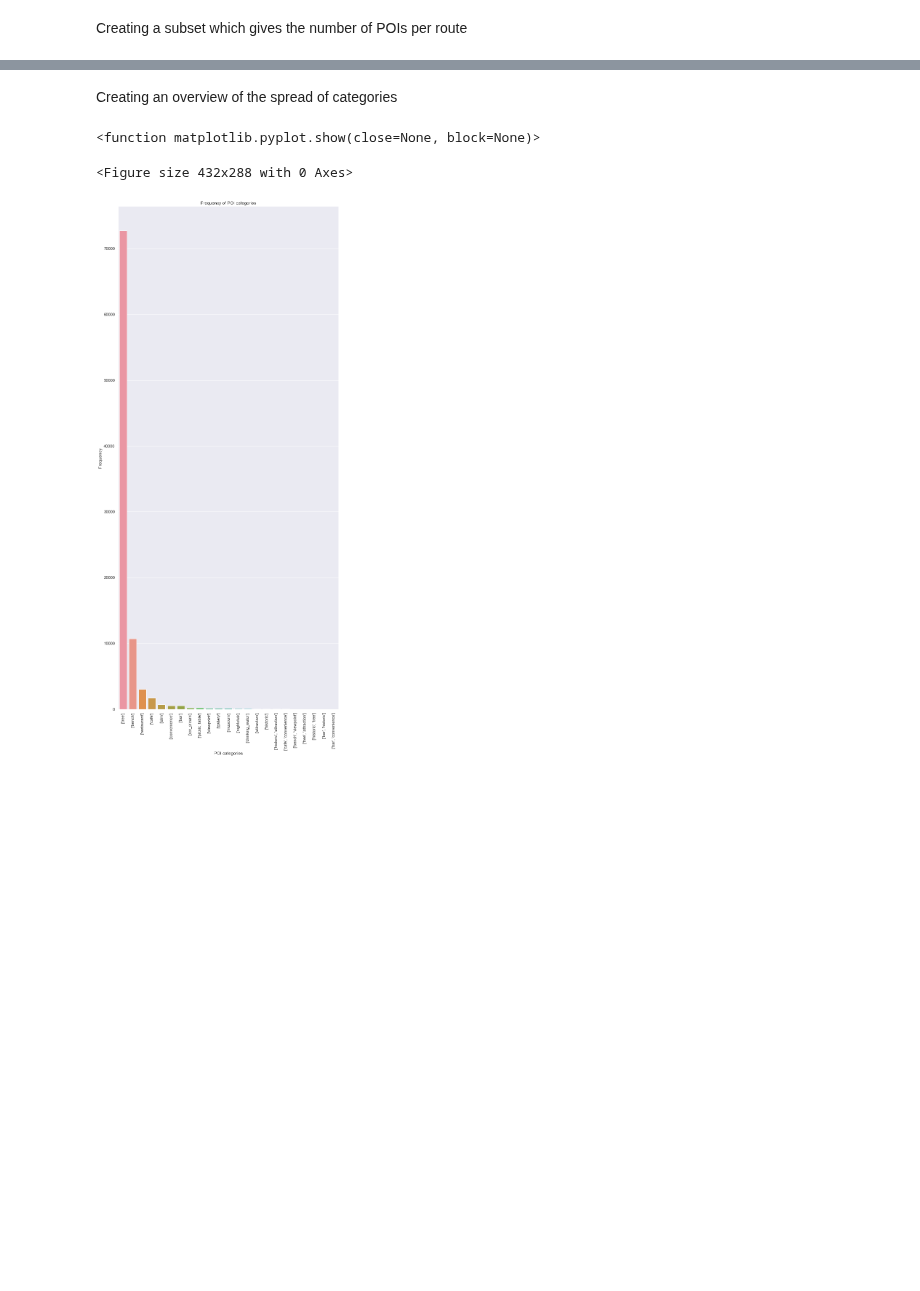
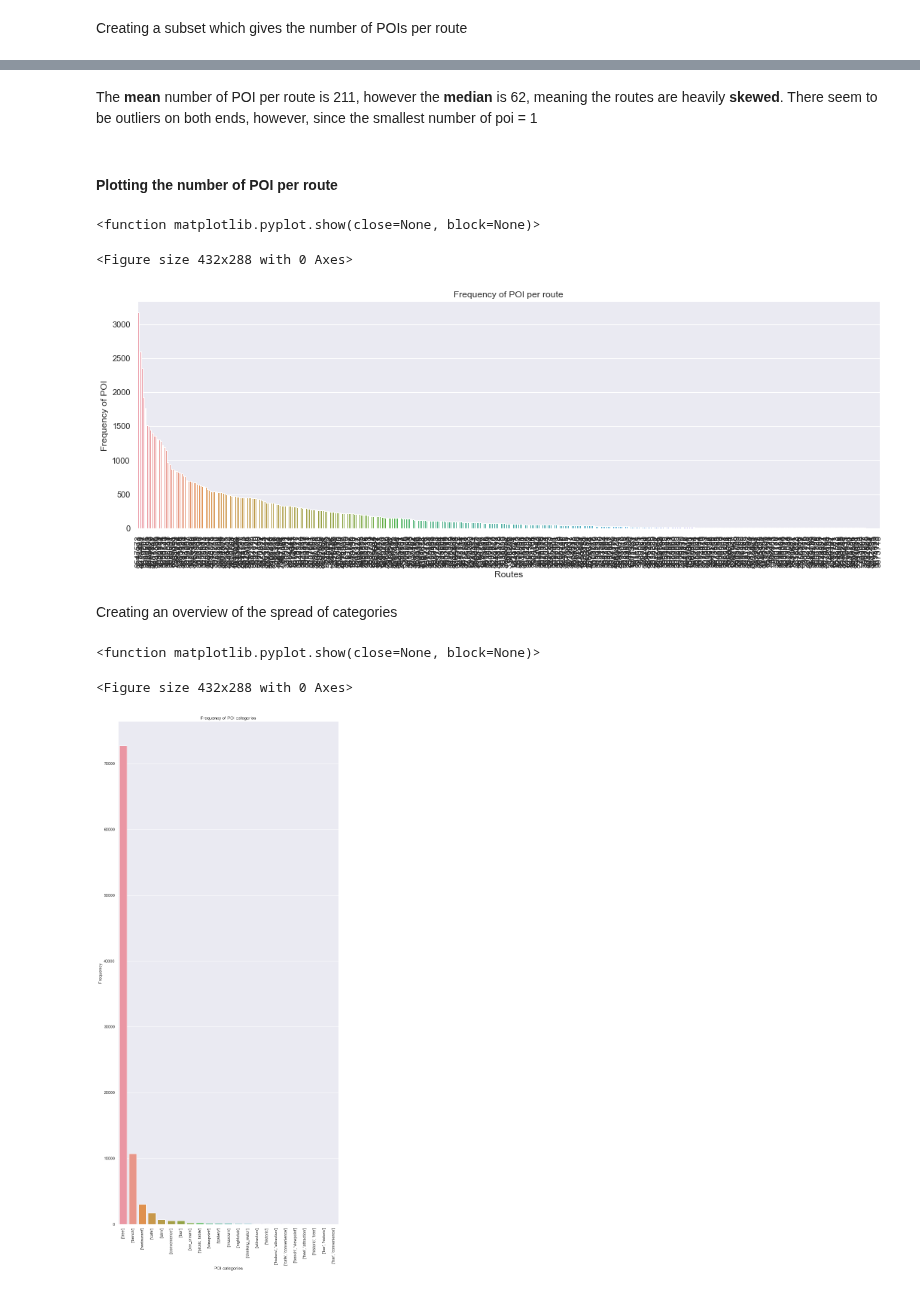
Before and after one commit to TechLabs-Berlin/wt21-way-to-go, a Jupyter notebook: data_visualisation/data_visualisation_emilio.ipynb, the cells around one changed output, grey strips where cells are left out. Drawn from its saved outputs; the diff is of its cells as text; code cells hidden in the pictures; blank space fills up the shorter version.

Commit message:
Made a histogram of POI per route

```diff
--- a/data_visualisation/data_visualisation_emilio.ipynb
+++ b/data_visualisation/data_visualisation_emilio.ipynb
@@ -48,0 +29,5 @@ joint_data.groupby( ["route_id"] ).size().to_frame(name = 'poi_count').reset_ind
+# %%
+poi_per_route = joint_data.groupby( ["route_id"] ).size().to_frame(name = 'poi_count').reset_index()
+poi_per_route.sort_values(by='poi_count', ascending=False, inplace=True)
+poi_per_route.reset_index(inplace=True)
+poi_per_route
@@ -49,3 +64,26 @@ joint_data.groupby( ["route_id"] ).size().to_frame(name = 'poi_count').reset_ind
+# %% [markdown]
+The **mean** number of POI per route is 211, however the **median** is 62, meaning the routes are heavily **skewed**. There seem to be outliers on both ends, however, since the smallest number of poi = 1
+# %% [markdown]
+#### Plotting the number of POI per route
+# %%
+plt.figure()
+ax = sns.catplot(data=poi_per_route, x="route_id",
+                 y="poi_count", kind="bar",
+                 order = poi_per_route.sort_values(by='poi_count', ascending=False).route_id,
+
+                 aspect=3)
+
+locs, labels = plt.xticks()
+ax.set(title = "Frequency of POI per route",
+       xlabel = "Routes",
+       ylabel = "Frequency of POI")
+plt.setp(labels, rotation=90)
+
+plt.show
+# %% [output]
+<function matplotlib.pyplot.show(close=None, block=None)>
+<Figure size 432x288 with 0 Axes>
+[figure, added]
 # %% [markdown]
 Creating an overview of the spread of categories
 # %%
```
Also changed, not shown: parts of 6 cells of this notebook.
